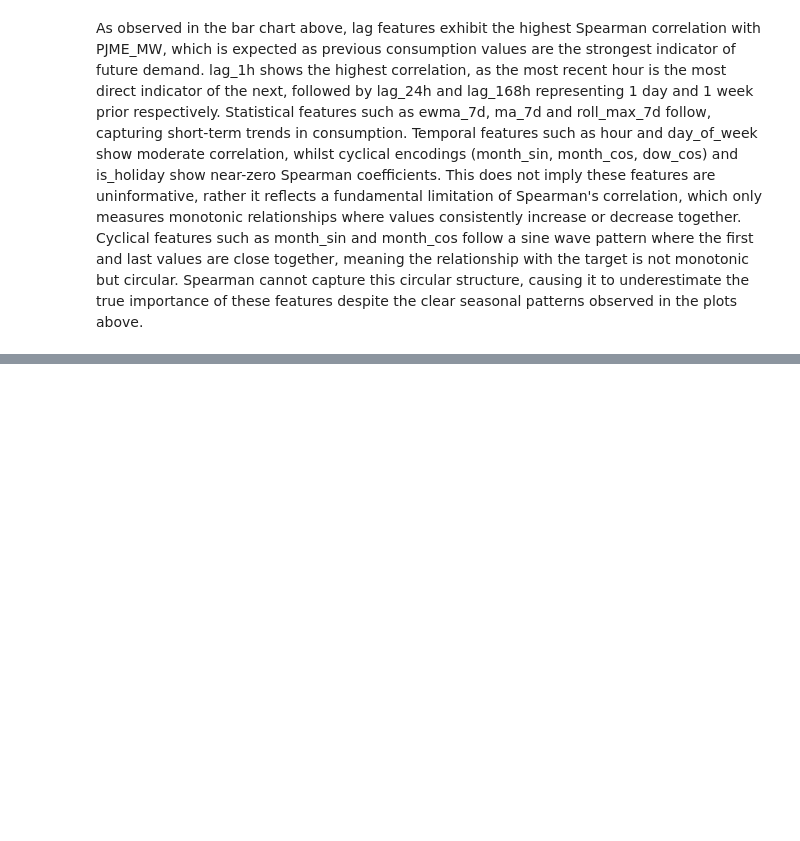
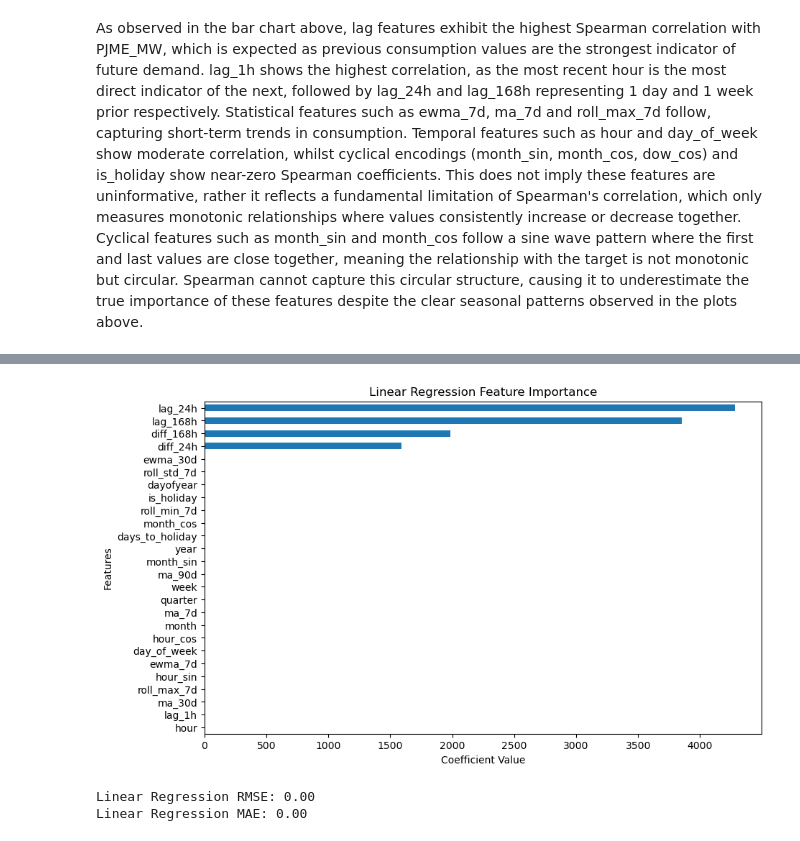
Before and after one commit to maisha2210/ECE-447-Time-Series-Forecasting-Project, a Jupyter notebook: TimeSeriesForecastingProject (1).ipynb, the cells around one changed output, grey strips where cells are left out. Cells and saved outputs as stored; diff of their text form; code cells hidden in the pictures; blank space fills up the shorter version.

```diff
--- a/TimeSeriesForecastingProject (1).ipynb
+++ b/TimeSeriesForecastingProject (1).ipynb
@@ -378,0 +447,44 @@ Fold 5 — Train: 134434, Val: 8760
+# %%
+# Linear Regression Model
+from sklearn.linear_model import LinearRegression
+
+# Train the model on scaled data
+lr = LinearRegression()
+lr.fit(X_train_scaled, y_train)
+
+# Generate predictions on test set
+lr_pred = lr.predict(X_test_scaled)
+# %%
+# Linear Regression Coefficients
+# Coefficients represent the weight of each feature in the model.Positive values increase prediction, negative values decrease it
+
+lr_coef = pd.Series(lr.coef_, index=X_train.columns)
+plt.figure(figsize=(10,6))
+lr_coef.sort_values().plot(kind='barh')
+plt.title("Linear Regression Feature Importance")
+plt.xlabel("Coefficient Value")
+plt.ylabel("Features")
+plt.show()
+
+# Interpretation:Linear regression assumes a linear relationship between features and target,which may limit its ability to capture complex patterns in energy demand
+# %% [output]
+[figure, added]
+# %%
+# Model Evaluation Metrics
+
+from sklearn.metrics import mean_squared_error, mean_absolute_error
+import numpy as np
+
+# RMSE penalizes larger errors more heavily
+rmse = np.sqrt(mean_squared_error(y_test, lr_pred))
+
+# MAE gives average magnitude of errors
+mae = mean_absolute_error(y_test, lr_pred)
+
+print(f"Linear Regression RMSE: {rmse:.2f}")
+print(f"Linear Regression MAE: {mae:.2f}")
+
+# These metrics quantify how well the model predicts energy demand
+# %% [output]
+Linear Regression RMSE: 0.00
+Linear Regression MAE: 0.00
```
Also changed, not shown: parts of 26 cells of this notebook.
